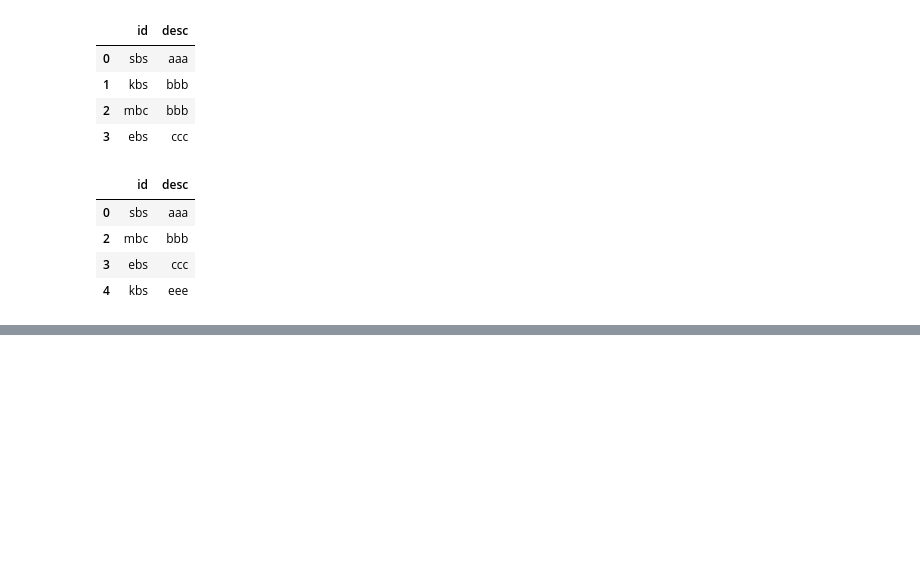
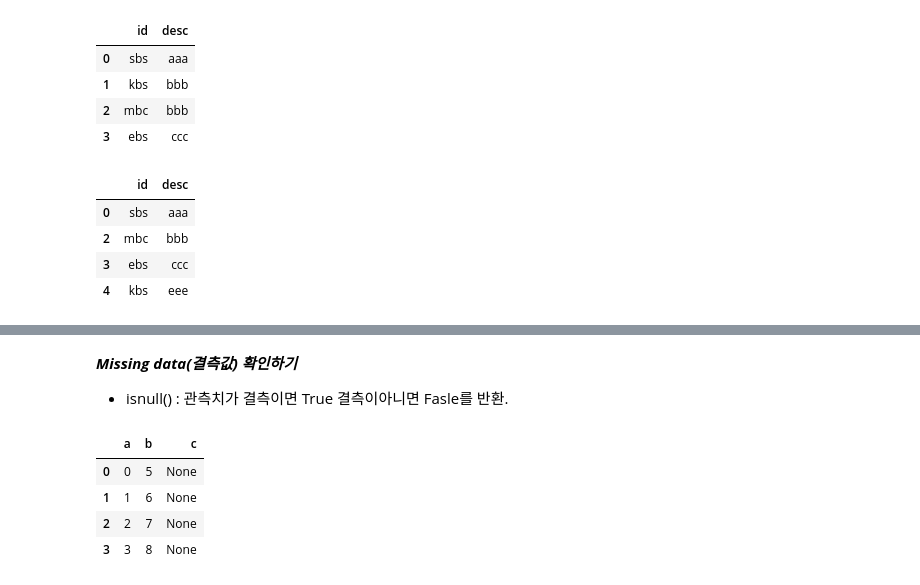
Before and after one commit to rlfwo93/machine-learning, a Jupyter notebook: pandas.ipynb, the cells around one changed output, grey strips where cells are left out. Cells and saved outputs as stored; diff of their text form; code cells hidden in the pictures; blank space fills up the shorter version.

```diff
--- a/pandas.ipynb
+++ b/pandas.ipynb
@@ -591,0 +570,19 @@ df1
+# %% [markdown]
+***Missing data(결측값) 확인하기***
+
+-  isnull() : 관측치가 결측이면 True 결측이아니면 Fasle를 반환.
+# %%
+# 결측치를 가진 df를 만듬 .
+
+md = pd.DataFrame({
+    "a" : list(range(4)),
+    "b" : list(range(5,9)),
+    "c" : None
+    })
+md
+# %% [output]
+|  | a | b | c |
+| 0 | 0 | 5 | None |
+| 1 | 1 | 6 | None |
+| 2 | 2 | 7 | None |
+| 3 | 3 | 8 | None |
```
Also changed, not shown: parts of 20 cells of this notebook.
